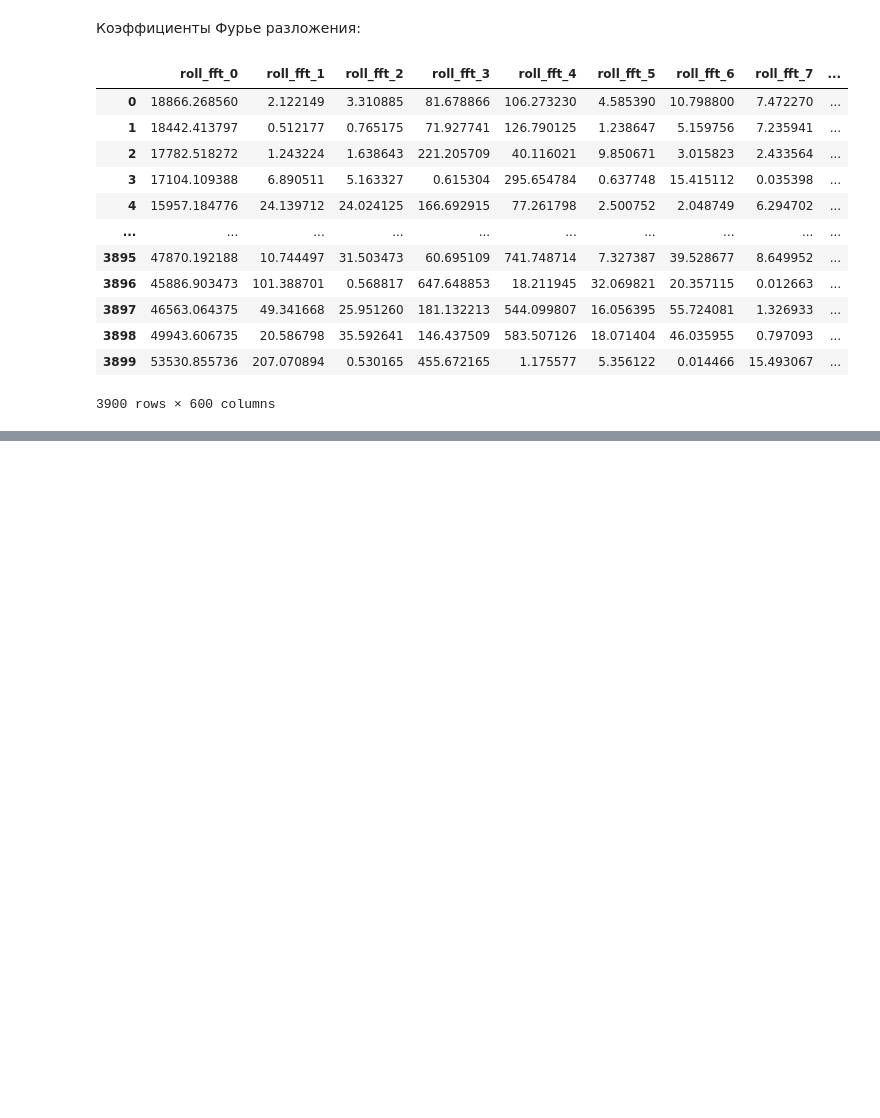
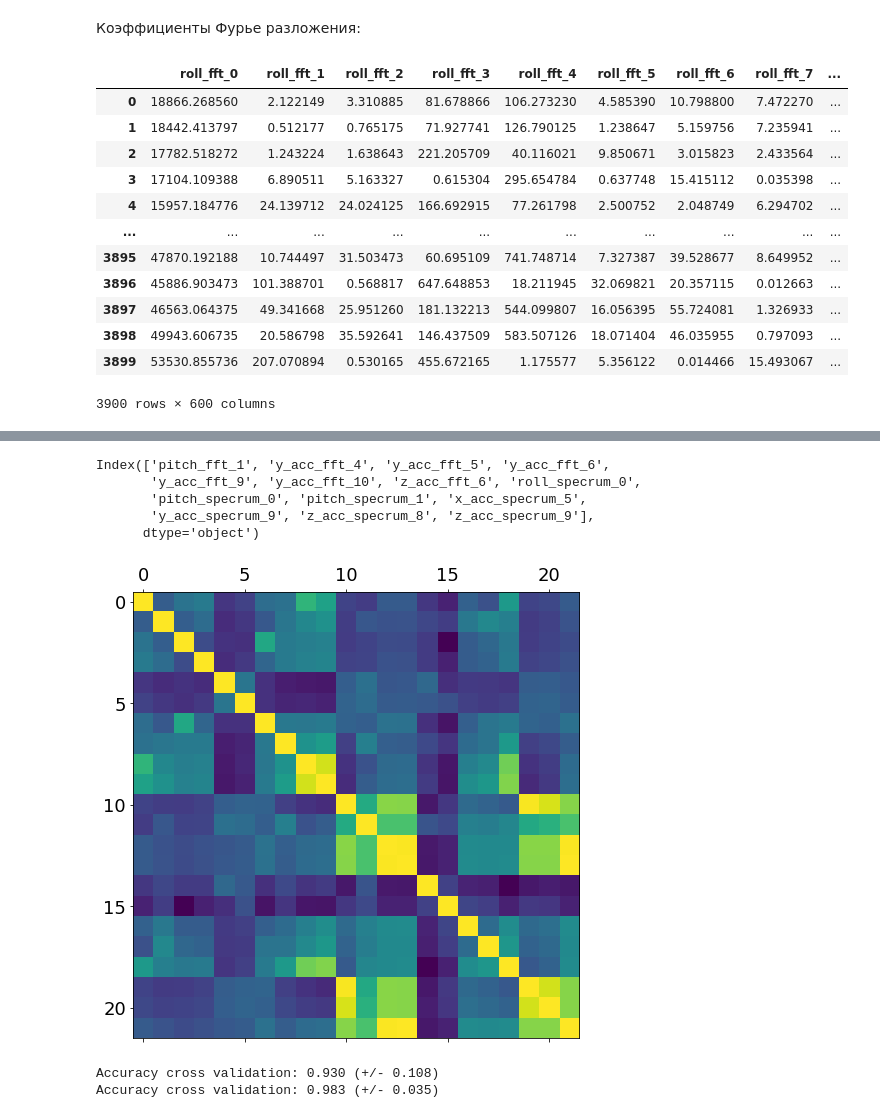
Before and after one commit to Intelligent-Systems-Phystech/2020_Project8, a Jupyter notebook: code/Experiment.ipynb, the cells around one changed output, grey strips where cells are left out. Cells and saved outputs as stored; diff of their text form; code cells hidden in the pictures; blank space fills up the shorter version.

```diff
--- a/code/Experiment.ipynb
+++ b/code/Experiment.ipynb
@@ -455,0 +458,39 @@ plt.show()
+# %%
+X_train_act2.columns
+# %% [output]
+Index(['pitch_fft_1', 'y_acc_fft_4', 'y_acc_fft_5', 'y_acc_fft_6',
+       'y_acc_fft_9', 'y_acc_fft_10', 'z_acc_fft_6', 'roll_specrum_0',
+       'pitch_specrum_0', 'pitch_specrum_1', 'x_acc_specrum_5',
+       'y_acc_specrum_9', 'z_acc_specrum_8', 'z_acc_specrum_9'],
+      dtype='object')
+# %%
+X_train_act = X_train_act2#[['pitch_fft_1', 'y_acc_fft_4', 'y_acc_fft_5', 'y_acc_fft_6',
+       #'y_acc_fft_9', 'y_acc_fft_10', 'z_acc_fft_6', 'roll_specrum_0',
+      # 'pitch_specrum_0', 'pitch_specrum_1', 'x_acc_specrum_5',
+       #'y_acc_specrum_9', 'z_acc_specrum_8', 'z_acc_specrum_9']]
+X_train_gen = X_train_gen2#[['roll_fft_0', 'y_acc_fft_8', 'z_acc_fft_3', 'z_acc_fft_4',
+      # 'pitch_specrum_3', 'x_acc_specrum_4']]
+X_union = pd.concat([X_train_act, X_train_gen], axis=1)
+plt.matshow(X_union.corr())
+plt.show()
+# %% [output]
+[figure, added]
+# %%
+groups = np.arange(len(y_train_act1)) // 300
+cv_gen = GroupKFold(13).split(X_union, y_train_act2, groups)
+cv = list(cv_gen)
+
+clf = svm.SVC()
+scores = cross_val_score(clf, X_union, y_train_act2, cv=cv)
+print("Accuracy cross validation: %0.3f (+/- %0.3f)" % (scores.mean(), scores.std() * 2))
+
+groups = np.arange(len(y_train_act1)) // 300
+cv_gen = GroupKFold(13).split(X_union, y_train_gen2, groups)
+cv = list(cv_gen)
+
+clf = svm.SVC()
+scores = cross_val_score(clf, X_union, y_train_gen2, cv=cv)
+print("Accuracy cross validation: %0.3f (+/- %0.3f)" % (scores.mean(), scores.std() * 2))
+# %% [output]
+Accuracy cross validation: 0.930 (+/- 0.108)
+Accuracy cross validation: 0.983 (+/- 0.035)
```
Also changed, not shown: parts of 16 cells of this notebook.
